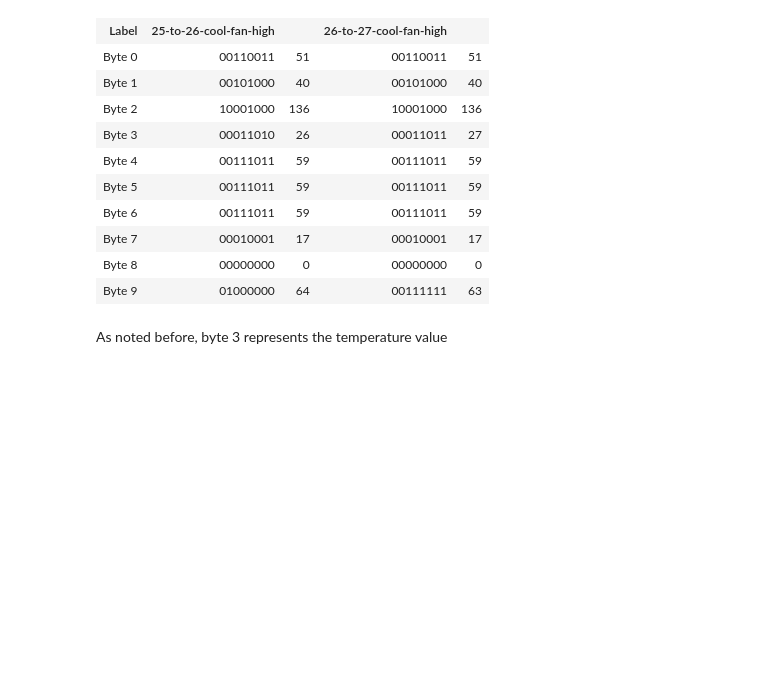
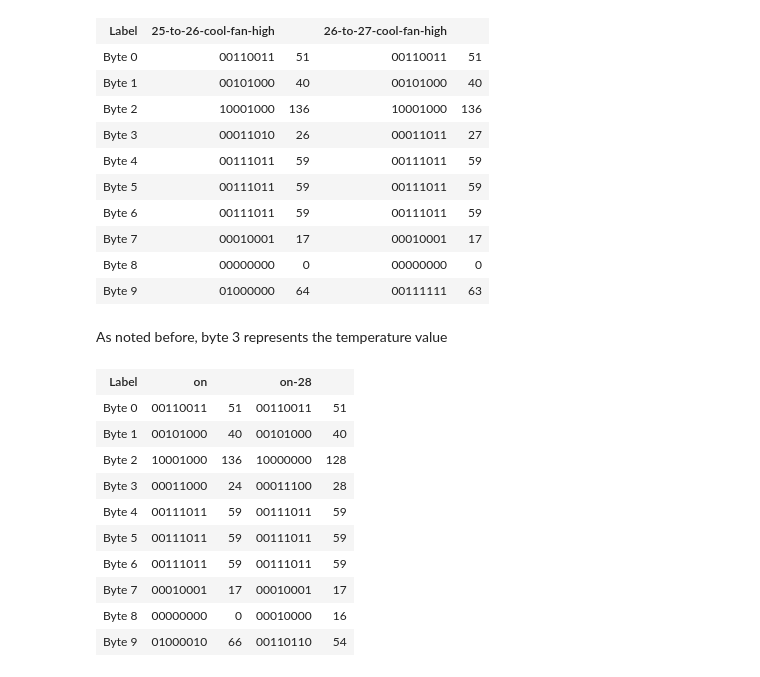
Before and after one commit to Shresht7/esphome-voltas-ac-climate-ir, a Jupyter notebook: protocol/notebook.ipynb, the cells around one changed output. Saved outputs shown, nothing was run; the diff lists cells and outputs as text; code cells hidden in the pictures; blank space fills up the shorter version.

```diff
--- a/protocol/notebook.ipynb
+++ b/protocol/notebook.ipynb
@@ -513,3 +529,17 @@ diff("25-to-26-cool-fan-high", "26-to-27-cool-fan-high")
 | Byte 9 | 01000000 | 64 | 00111111 | 63 |
 # %% [markdown]
 As noted before, byte 3 represents the temperature value
+# %%
+diff('on', 'on-28')
+# %% [output]
+| Label | on |  | on-28 |  |
+| Byte 0 | 00110011 | 51 | 00110011 | 51 |
+| Byte 1 | 00101000 | 40 | 00101000 | 40 |
+| Byte 2 | 10001000 | 136 | 10000000 | 128 |
+| Byte 3 | 00011000 | 24 | 00011100 | 28 |
+| Byte 4 | 00111011 | 59 | 00111011 | 59 |
+| Byte 5 | 00111011 | 59 | 00111011 | 59 |
+| Byte 6 | 00111011 | 59 | 00111011 | 59 |
+| Byte 7 | 00010001 | 17 | 00010001 | 17 |
+| Byte 8 | 00000000 | 0 | 00010000 | 16 |
+| Byte 9 | 01000010 | 66 | 00110110 | 54 |
```
Also changed, not shown: parts of 20 cells of this notebook.
